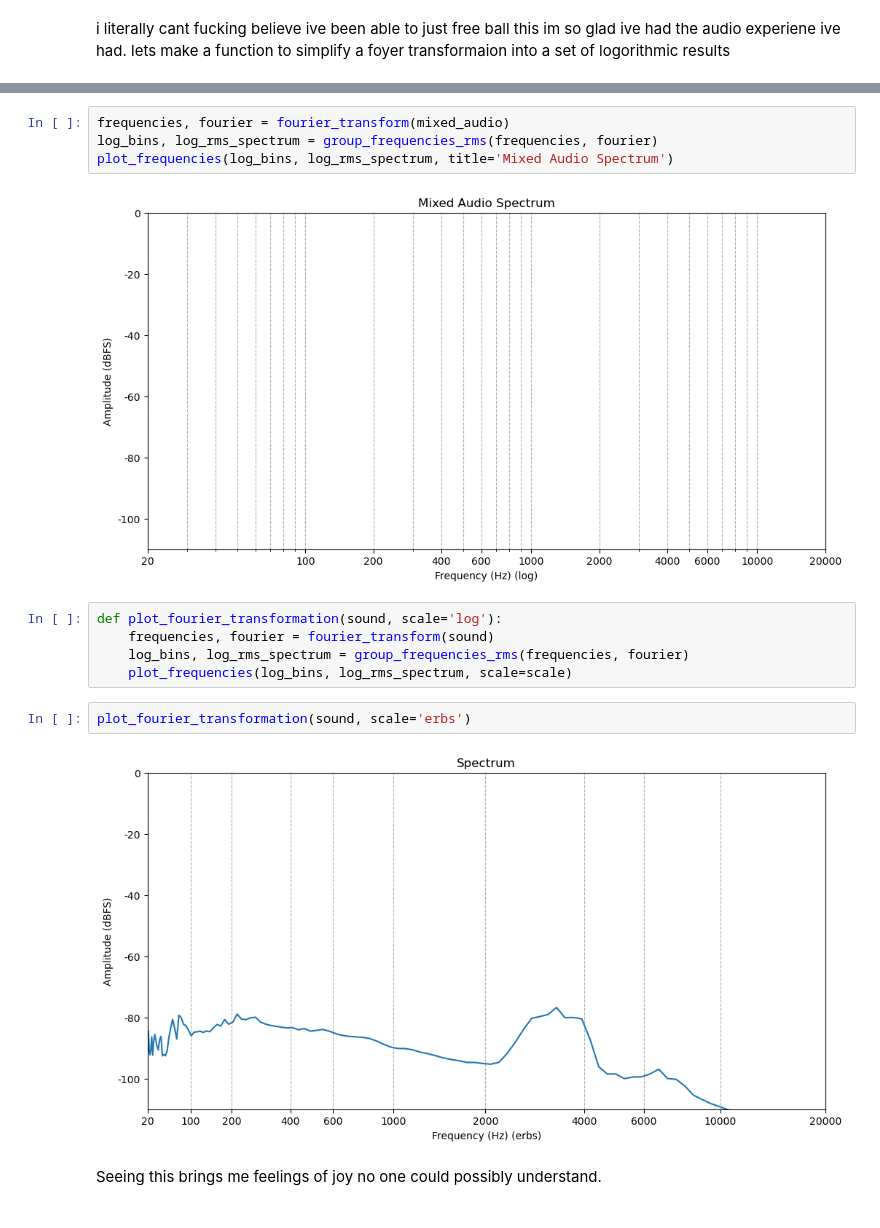
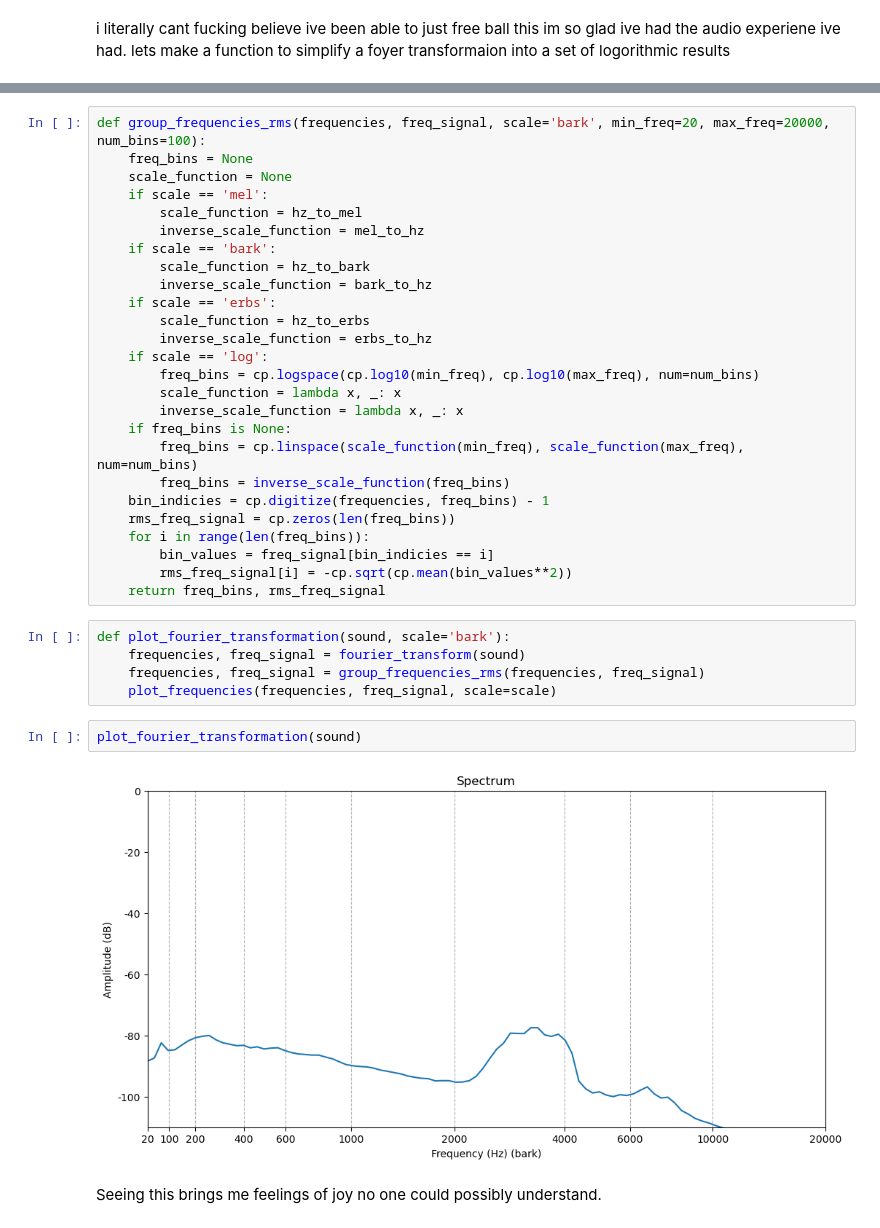
Before and after one commit to LookItVal/FinalProject, a Jupyter notebook: final_project_notebook.ipynb, the cells around one changed output, grey strips where cells are left out. Cells and saved outputs as stored; diff of their text form.

```diff
--- a/final_project_notebook.ipynb
+++ b/final_project_notebook.ipynb
@@ -732,18 +742,38 @@ def group_frequencies_rms(frequencies, fourier, min_freq=20, max_freq=20000, num
-# %%
-frequencies, fourier = fourier_transform(mixed_audio)
-log_bins, log_rms_spectrum = group_frequencies_rms(frequencies, fourier)
-plot_frequencies(log_bins, log_rms_spectrum, title='Mixed Audio Spectrum')
-# %% [output]
-[figure, removed]
+# %%
+def group_frequencies_rms(frequencies, freq_signal, scale='bark', min_freq=20, max_freq=20000, num_bins=100):
+    freq_bins = None
+    scale_function = None
+    if scale == 'mel':
+        scale_function = hz_to_mel
+        inverse_scale_function = mel_to_hz
+    if scale == 'bark':
+        scale_function = hz_to_bark
+        inverse_scale_function = bark_to_hz
+    if scale == 'erbs':
+        scale_function = hz_to_erbs
+        inverse_scale_function = erbs_to_hz
+    if scale == 'log':
+        freq_bins = cp.logspace(cp.log10(min_freq), cp.log10(max_freq), num=num_bins)
+        scale_function = lambda x, _: x
+        inverse_scale_function = lambda x, _: x
+    if freq_bins is None:
+        freq_bins = cp.linspace(scale_function(min_freq), scale_function(max_freq), num=num_bins)
+        freq_bins = inverse_scale_function(freq_bins)
+    bin_indicies = cp.digitize(frequencies, freq_bins) - 1
+    rms_freq_signal = cp.zeros(len(freq_bins))
+    for i in range(len(freq_bins)):
+        bin_values = freq_signal[bin_indicies == i]
+        rms_freq_signal[i] = -cp.sqrt(cp.mean(bin_values**2))
+    return freq_bins, rms_freq_signal
 # %%
-def plot_fourier_transformation(sound, scale='log'):
-    frequencies, fourier = fourier_transform(sound)
-    log_bins, log_rms_spectrum = group_frequencies_rms(frequencies, fourier)
-    plot_frequencies(log_bins, log_rms_spectrum, scale=scale)
+def plot_fourier_transformation(sound, scale='bark'):
+    frequencies, freq_signal = fourier_transform(sound)
+    frequencies, freq_signal = group_frequencies_rms(frequencies, freq_signal)
+    plot_frequencies(frequencies, freq_signal, scale=scale)
 # %%
-plot_fourier_transformation(sound, scale='erbs')
+plot_fourier_transformation(sound)
 # %% [output]
-[figure, old version]
+[figure, new version]
 # %% [markdown]
 Seeing this brings me feelings of joy no one could possibly understand.
 # %% [markdown]
```
Also changed, not shown: parts of 39 cells of this notebook, 1 other file.
